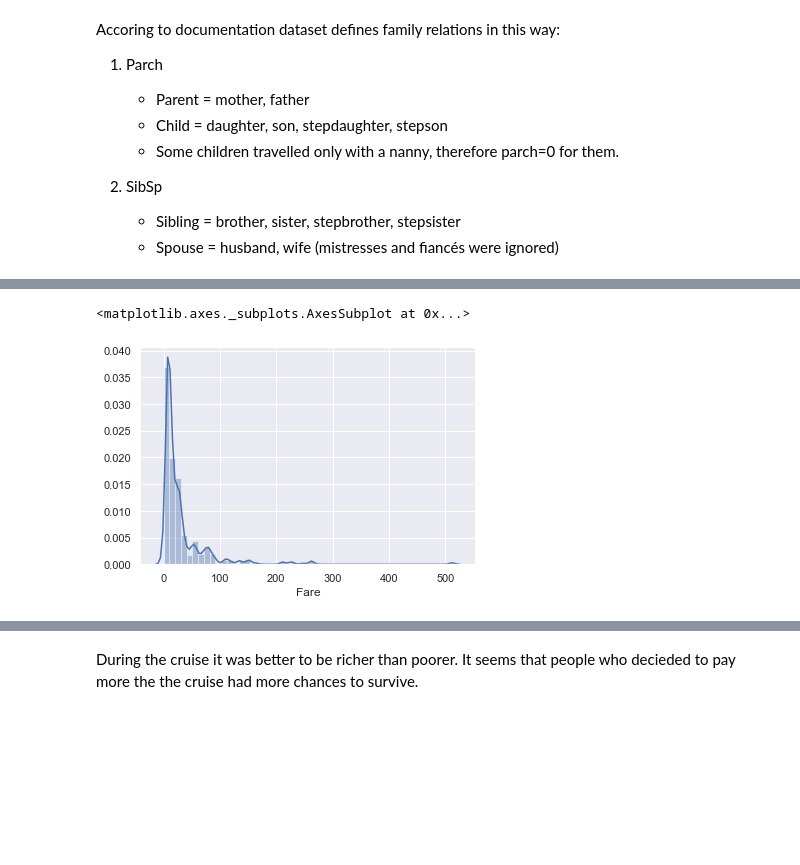
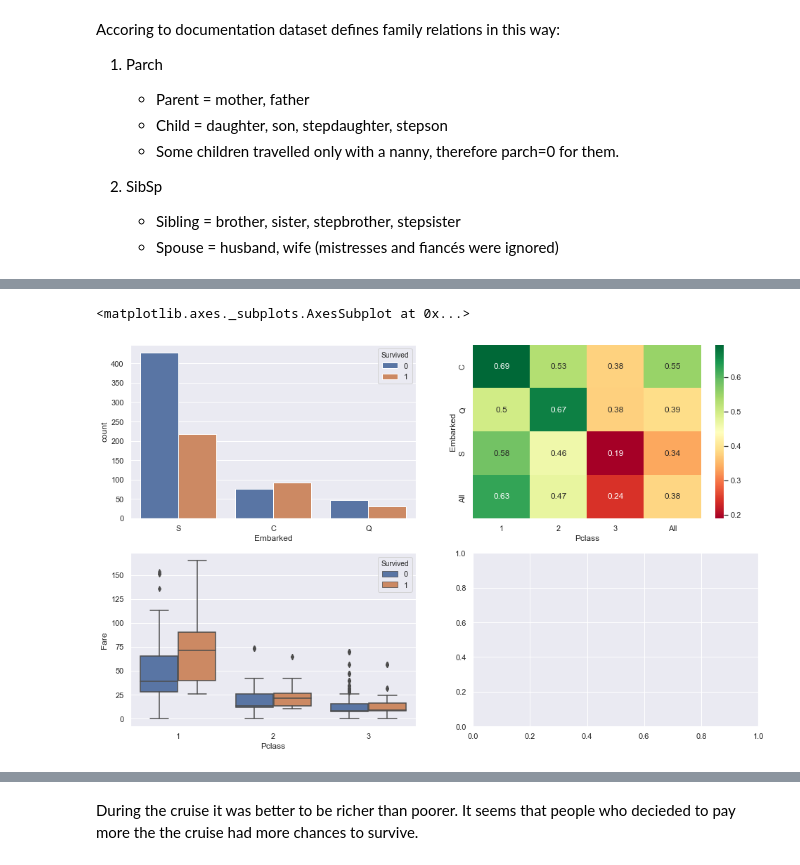
Before and after one commit to Bounty1993/ML-scripts, a Jupyter notebook: titanic.ipynb, the cells around one changed output, grey strips where cells are left out. Cells and saved outputs as stored; diff of their text form; code cells hidden in the pictures; blank space fills up the shorter version.

```diff
--- a/titanic.ipynb
+++ b/titanic.ipynb
@@ -159,5 +158,15 @@ sns.catplot(x='num_fam', y='Age', hue='Survived', data=temp, kind='point')
-# %%
-sns.distplot(train_df['Fare'])
-# %% [output]
-<matplotlib.axes._subplots.AxesSubplot at 0x...>
-[figure, removed]
+# %%
+fig, axes = plt.subplots(2, 2, figsize=(16,10))
+ax1, ax2, ax3, ax4 = axes.flat
+sns.countplot(x='Embarked', hue='Survived', data=train_df, ax=ax1)
+
+emb_pclass_pivot = pd.pivot_table(train_df, values='Survived',
+                                  index='Embarked', columns='Pclass',
+                                  margins=True)
+sns.heatmap(emb_pclass_pivot, annot=True, cmap='RdYlGn', ax=ax2)
+
+sns.boxplot(x='Pclass', y='Fare', hue='Survived',
+            data=train_df.loc[train_df['Fare'] < 200], ax=ax3)
+# %% [output]
+<matplotlib.axes._subplots.AxesSubplot at 0x...>
+[figure, added]
```
Also changed, not shown: parts of 10 cells of this notebook.
